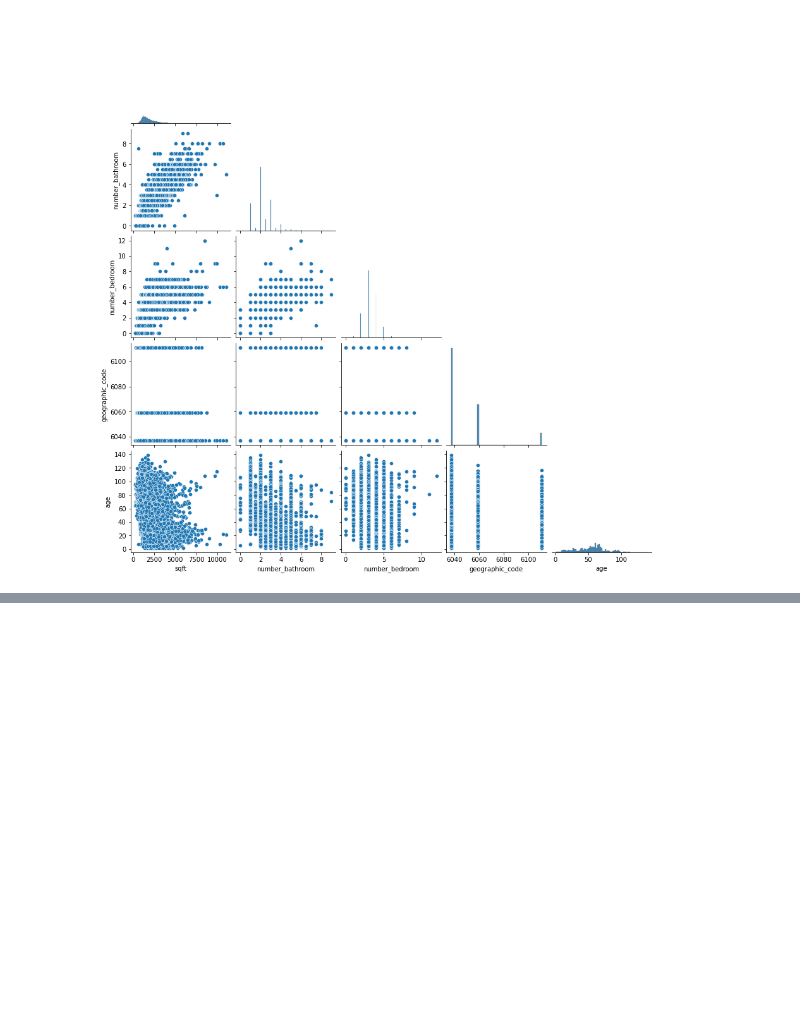
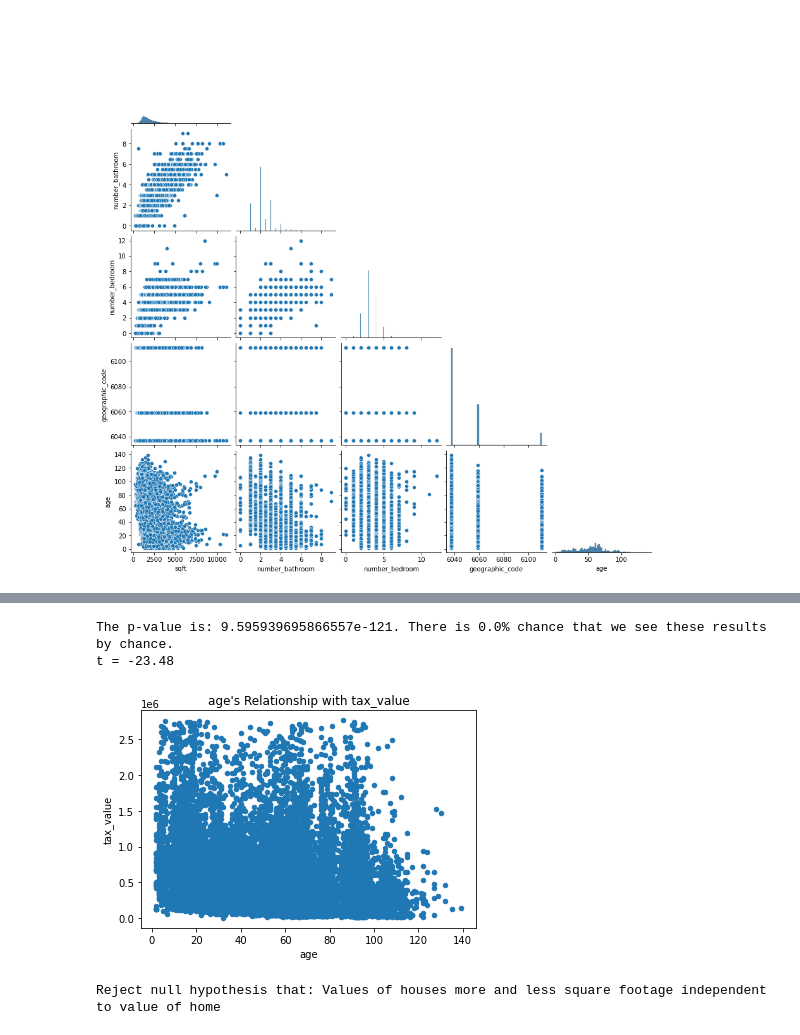
Before and after one commit to Olivert75/regression_project, a Jupyter notebook: final_notebook.ipynb, the cells around one changed output, grey strips where cells are left out. Drawn from its saved outputs; the diff is of its cells as text; code cells hidden in the pictures; blank space fills up the shorter version.

```diff
--- a/final_notebook.ipynb
+++ b/final_notebook.ipynb
@@ -137,0 +203,24 @@ exp.plot_pairplot(train, cols, hue=None)
+# %%
+#age and tax_value
+exp.correlation_exploration(train, 'age', 'tax_value', t, p)
+# %% [output]
+The p-value is: 9.595939695866557e-121. There is 0.0% chance that we see these results by chance.
+t = -23.48
+[figure, added]
+# %%
+# t test for square footage and value, I used 1800 sqft because it is roughly the mean area of all selected properties.
+# The results suggest they are related to each other.
+null_hypothesis = "Values of houses more and less square footage independent to value of home"
+alternative_hypothesis = "Values of houses more and less square footage not independent to value of home"
+a = 0.05 #a for alpha
+
+bigger_houses = train[train.sqft>=1800]
+smaller_houses = train[train.sqft<1800]
+t, p = stats.ttest_ind(bigger_houses.tax_value, smaller_houses.tax_value)
+
+if p < a:
+    print(f'Reject null hypothesis that: {null_hypothesis}')
+else:
+    print(f'Fail to reject null hypothesis that: {null_hypothesis} There is not sufficient evidence to reject it.')
+# %% [output]
+Reject null hypothesis that: Values of houses more and less square footage independent to value of home
```
Also changed, not shown: parts of 9 cells of this notebook.
